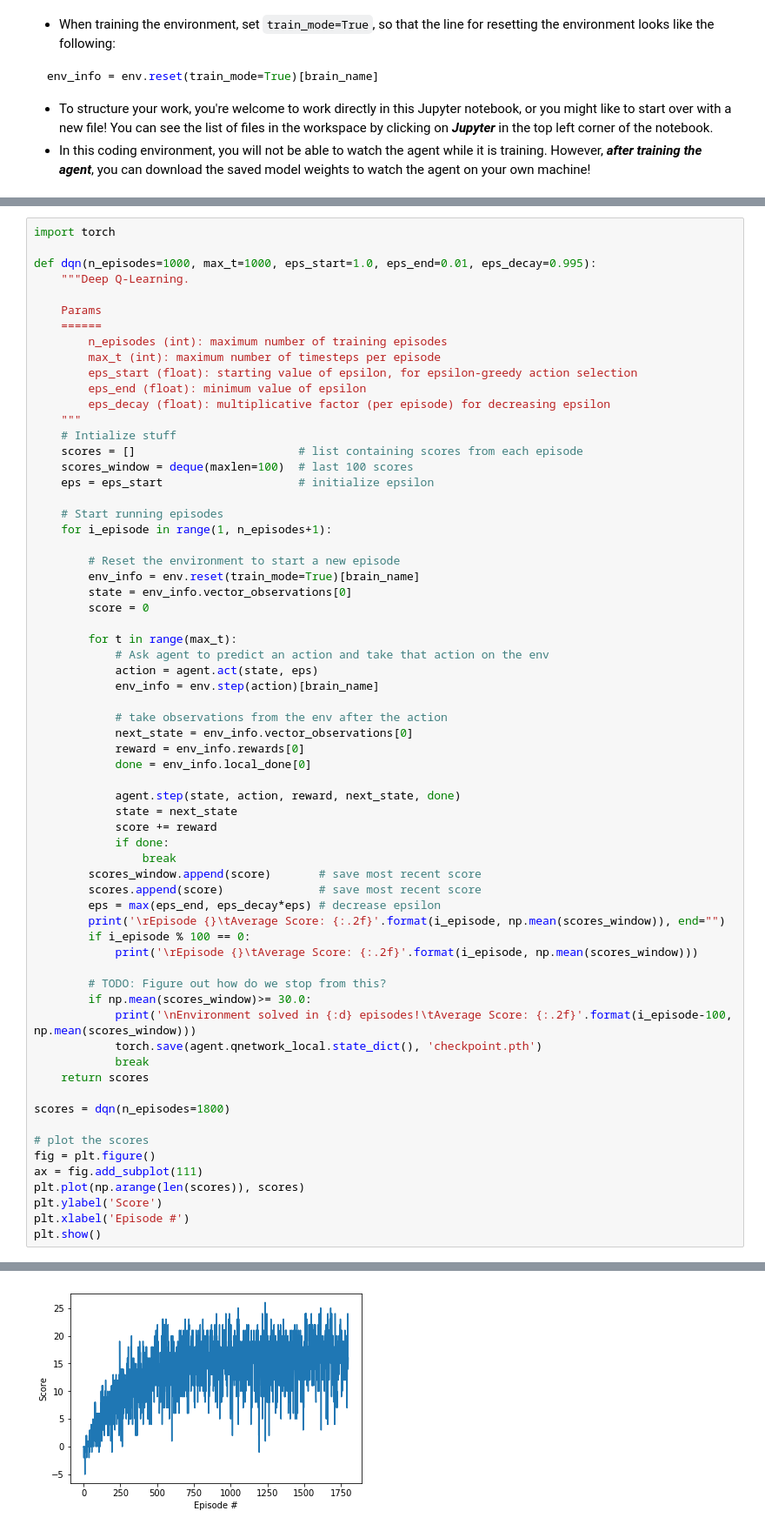
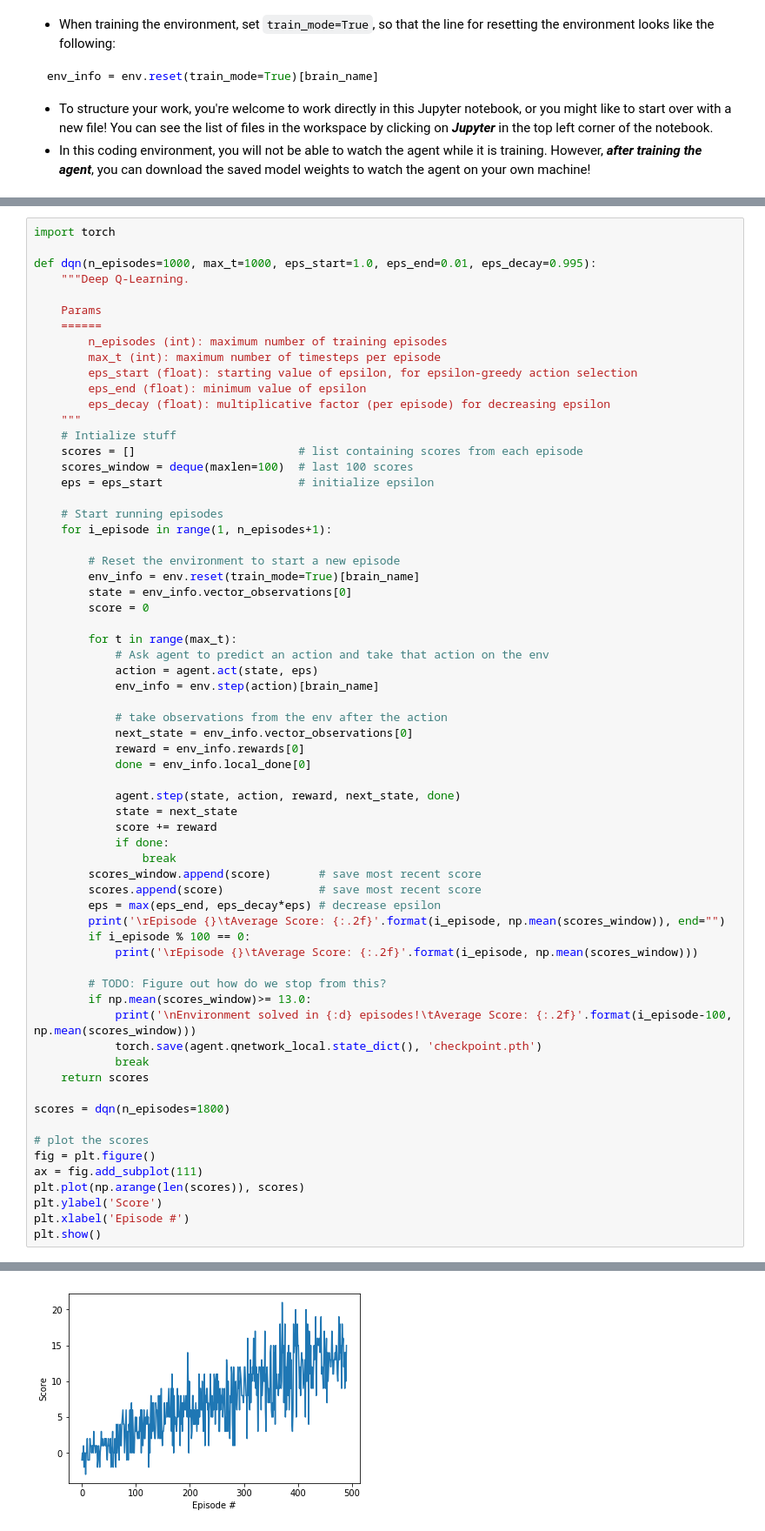
Before and after one commit to adityakrgupta25/Unity-RL-navigation, a Jupyter notebook: Navigation.ipynb, the cells around one changed output, grey strips where cells are left out. Shown at 87% size. Drawn from its saved outputs; the diff is of its cells as text.

```diff
--- a/Navigation.ipynb
+++ b/Navigation.ipynb
@@ -178,7 +183,7 @@ def dqn(n_episodes=1000, max_t=1000, eps_start=1.0, eps_end=0.01, eps_decay=0.99
             print('\rEpisode {}\tAverage Score: {:.2f}'.format(i_episode, np.mean(scores_window)))
 
         # TODO: Figure out how do we stop from this?
-        if np.mean(scores_window)>= 30.0:
+        if np.mean(scores_window)>= 13.0:
             print('\nEnvironment solved in {:d} episodes!\tAverage Score: {:.2f}'.format(i_episode-100, np.mean(scores_window)))
             torch.save(agent.qnetwork_local.state_dict(), 'checkpoint.pth')
             break
@@ -215 +208 @@ Episode 1800    Average Score: 15.69
-[figure, old version]
+[figure, new version]
```
Also changed, not shown: parts of 5 cells of this notebook, 2 other files.
